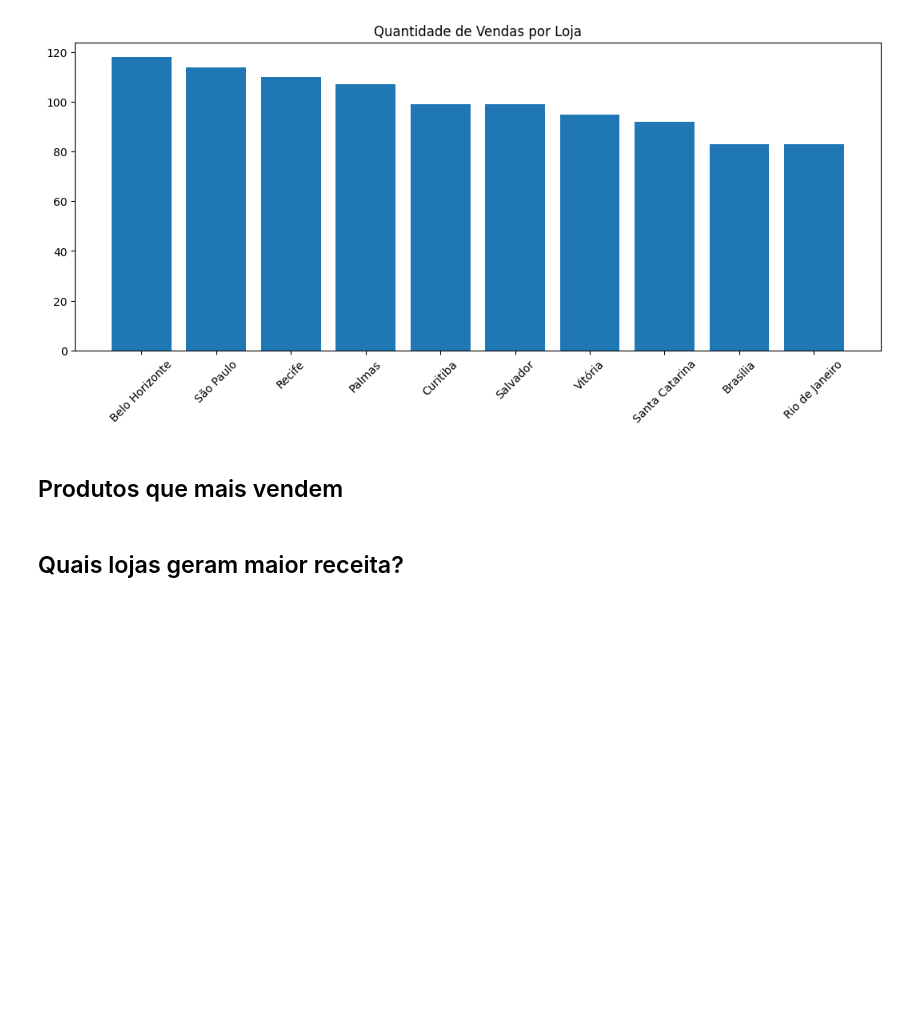
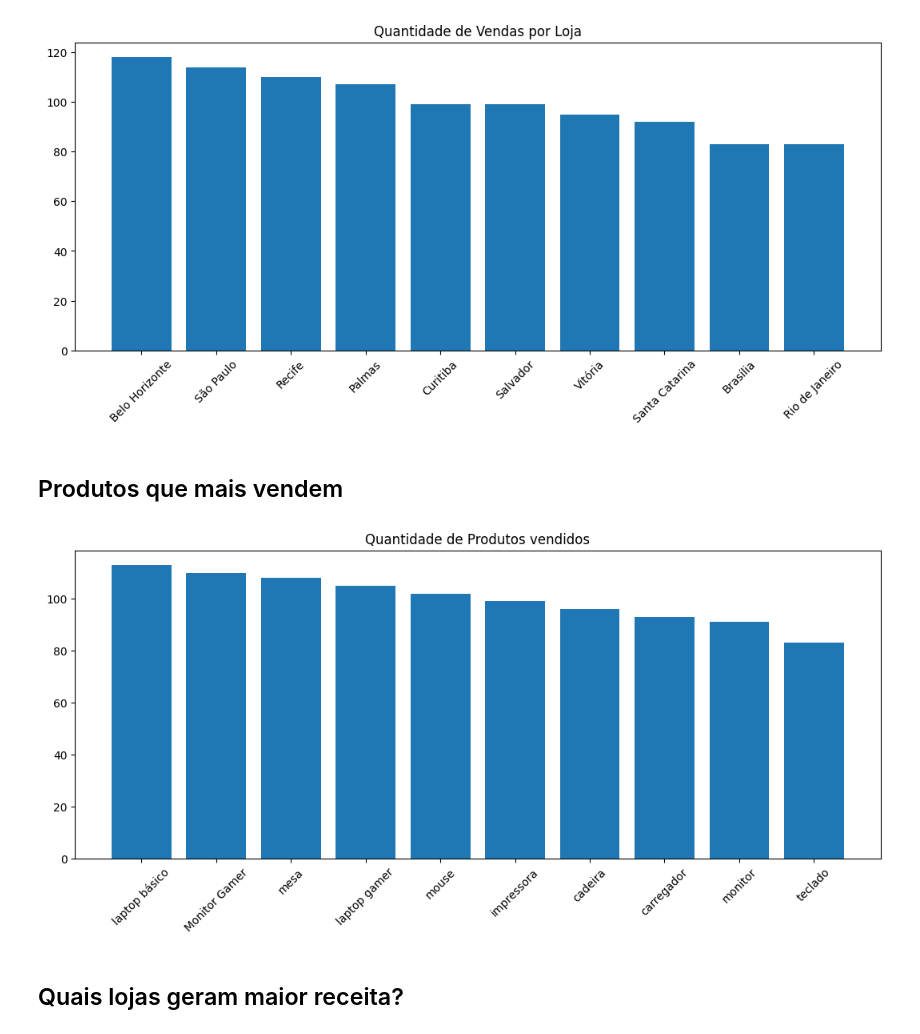
Before and after one commit to jonataspedro01/ProjetosIFRN, a Jupyter notebook: python/temp_04_analise_p1_MODELO.ipynb, the cells around one changed output. Cells and saved outputs as stored; diff of their text form; code cells hidden in the pictures; blank space fills up the shorter version.

```diff
--- a/python/temp_04_analise_p1_MODELO.ipynb
+++ b/python/temp_04_analise_p1_MODELO.ipynb
@@ -214,5 +214,20 @@ plt.show()
 [figure]
 # %% [markdown]
 ## Produtos que mais vendem
+# %%
+"""
+Mesma consulta anterior, alterando os dados de loja para produto
+"""
+
+grafico_produtos = lista_geral.groupby('produto_produto').count().produto_valor.sort_values(ascending=False)
+
+
+plt.figure(figsize=(13,5))
+plt.bar(grafico_produtos.index, grafico_produtos.values)
+plt.title('Quantidade de Produtos vendidos')
+plt.xticks(rotation=45)
+plt.show()
+# %% [output]
+[figure, added]
 # %% [markdown]
 ## Quais lojas geram maior receita?
```
Also changed, not shown: parts of 2 cells of this notebook.
